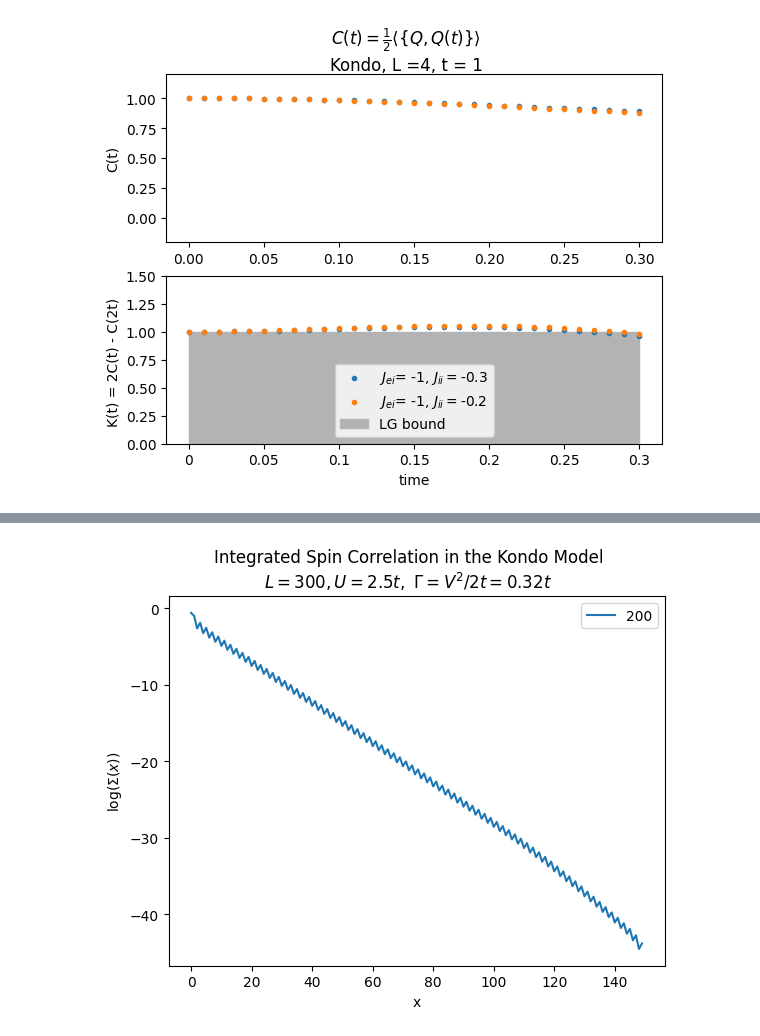
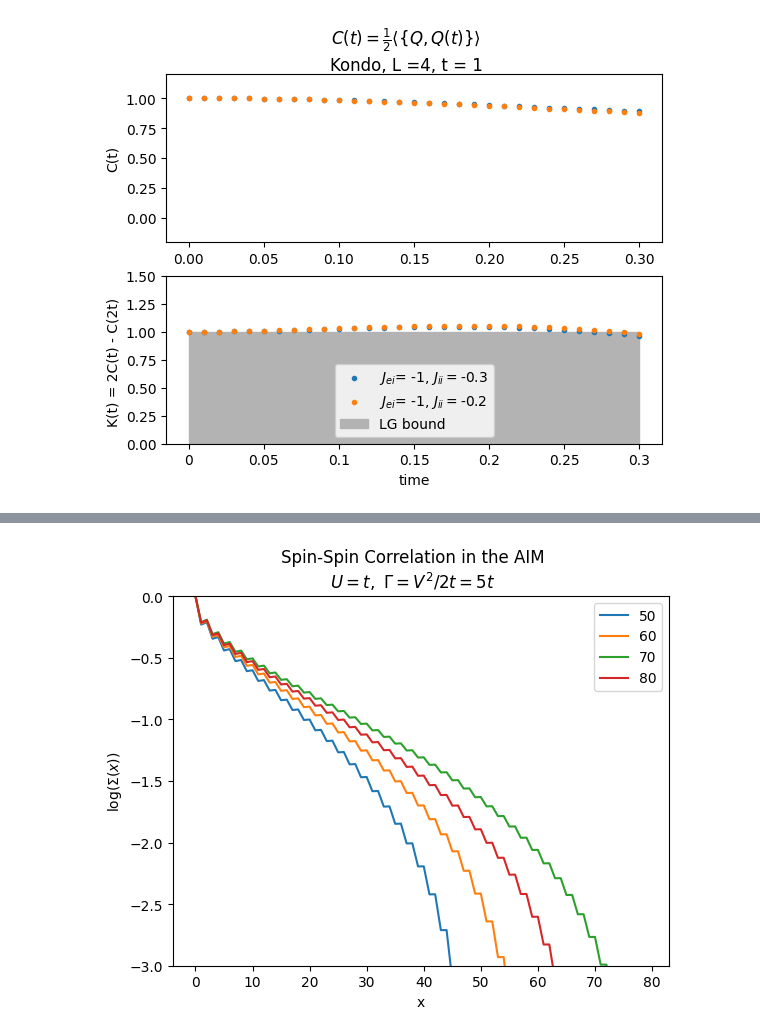
Before and after one commit to IanROsborne/Quantum_Metrology_Fisher_LG, a Jupyter notebook: TFIM/TFI_DMRG_TeNPy.ipynb, the cells around one changed output, grey strips where cells are left out. Drawn from its saved outputs; the diff is of its cells as text; code cells hidden in the pictures.

```diff
--- a/TFIM/TFI_DMRG_TeNPy.ipynb
+++ b/TFIM/TFI_DMRG_TeNPy.ipynb
@@ -532,21 +442,31 @@ plt.show()
 # %%
-SS_200, ISS_all, ntot_all, Sz_all = np.load("..\\data\\chi_1500.npy", allow_pickle = True)
-#SS_300, ISS_all, ntot_all, Sz_all = np.load("..\\data\\L_300_highF.npy", allow_pickle = True)
+SS_100, ISS_1, ntot_all, Sz_all = np.load("..\\data\\L50_Fermi_lowF.npy", allow_pickle = True)
+SS_200, ISS_2, ntot_all, Sz_all = np.load("..\\data\\L60_Fermi_lowF.npy", allow_pickle = True)
+SS_300, ISS_3, ntot_all, Sz_all = np.load("..\\data\\L70_Fermi_lowF.npy", allow_pickle = True)
+SS_400, ISS_4, ntot_all, Sz_all = np.load("..\\data\\L80_Fermi_lowF.npy", allow_pickle = True)
 
 SS_200 = np.abs(SS_200[0])
+SS_300 = np.abs(SS_300[0])
+SS_400 = np.abs(SS_400[0])
+SS_100 = np.abs(SS_100[0])
 
 fig, ax = plt.subplots(1)
 
-ax.plot(np.log(SS_200), label="200")
+Kondo_Length = vF /np.sqrt(U * Gamma/ 2) * np.exp(np.pi * np.abs((U + mu)* mu/(2 * U * Gamma)))
+print(Kondo_Length, Gamma)
 
+ax.plot(np.log(ISS_1), label="50")
+ax.plot(np.log(ISS_2), label="60")
+ax.plot(np.log(ISS_4), label="70")
+ax.plot(np.log(ISS_3), label="80")
 
-fig.suptitle("Integrated Spin Correlation in the Kondo Model\n$L = 300, U = 2.5t,~ \\Gamma = V^2/2t = 0.32t$")
+fig.suptitle("Spin-Spin Correlation in the AIM\n$ U = t,~ \\Gamma = V^2/2t = 5t$")
 ax.xaxis.set_major_formatter(tck.FormatStrFormatter("%g"))
 plt.xlabel("x")
 ax.set(ylabel = "$\\log(\\Sigma(x))$")
-#plt.ylim((-3,0))
+plt.ylim((-3,0))
 plt.legend()
 
 plt.show()
 # %% [output]
-[figure, old version]
+[figure, new version]
```
Also changed, not shown: parts of 12 cells of this notebook, 2 other files.
